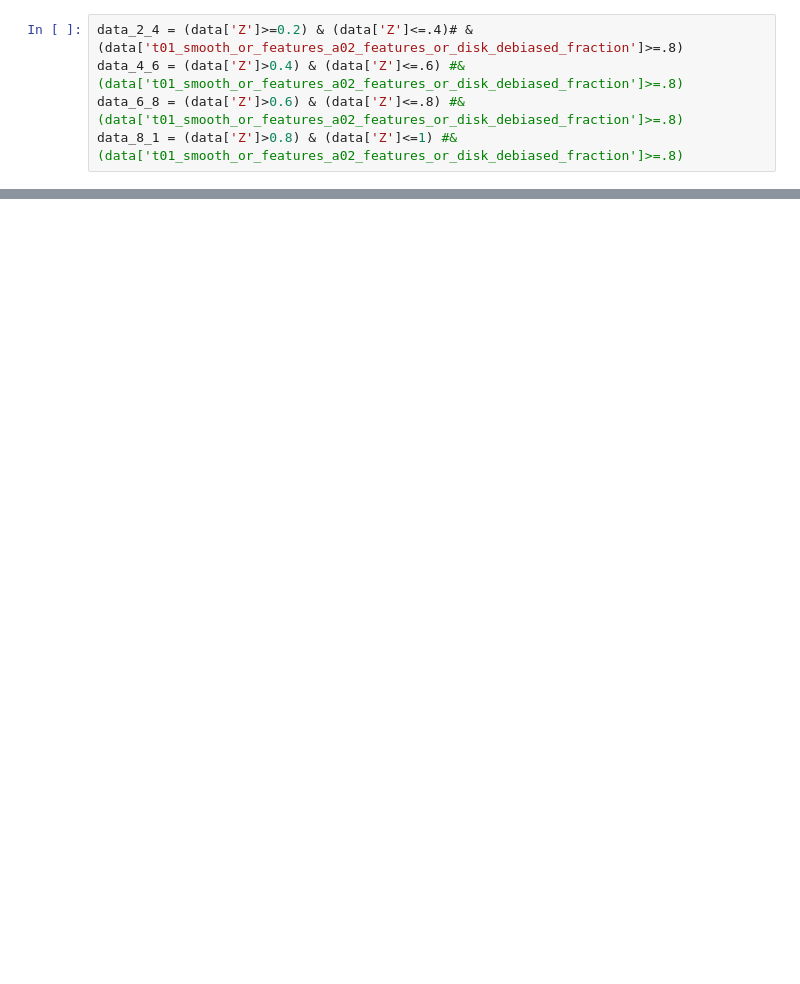
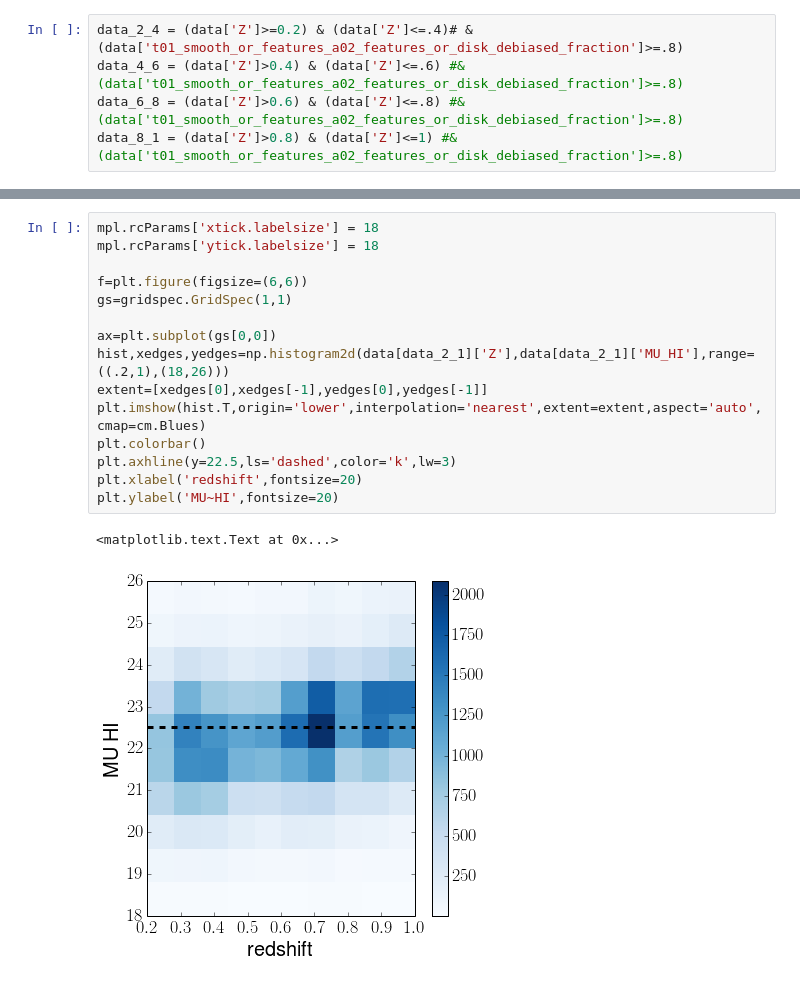
Before and after one commit to Mel23/GZ_Hubble_Science, a Jupyter notebook: Red_Disk_Fraction/red_disks.ipynb, the cells around one changed output, grey strips where cells are left out. Cells and saved outputs as stored; diff of their text form; blank space fills up the shorter version.

```diff
--- a/Red_Disk_Fraction/red_disks.ipynb
+++ b/Red_Disk_Fraction/red_disks.ipynb
@@ -72,0 +96,18 @@ len(data[j])
+# %%
+mpl.rcParams['xtick.labelsize'] = 18
+mpl.rcParams['ytick.labelsize'] = 18
+
+f=plt.figure(figsize=(6,6))
+gs=gridspec.GridSpec(1,1)
+
+ax=plt.subplot(gs[0,0])
+hist,xedges,yedges=np.histogram2d(data[data_2_1]['Z'],data[data_2_1]['MU_HI'],range=((.2,1),(18,26)))
+extent=[xedges[0],xedges[-1],yedges[0],yedges[-1]]
+plt.imshow(hist.T,origin='lower',interpolation='nearest',extent=extent,aspect='auto',cmap=cm.Blues)
+plt.colorbar()
+plt.axhline(y=22.5,ls='dashed',color='k',lw=3)
+plt.xlabel('redshift',fontsize=20)
+plt.ylabel('MU~HI',fontsize=20)
+# %% [output]
+<matplotlib.text.Text at 0x...>
+[figure, added]
```
Also changed, not shown: parts of 27 cells of this notebook.
